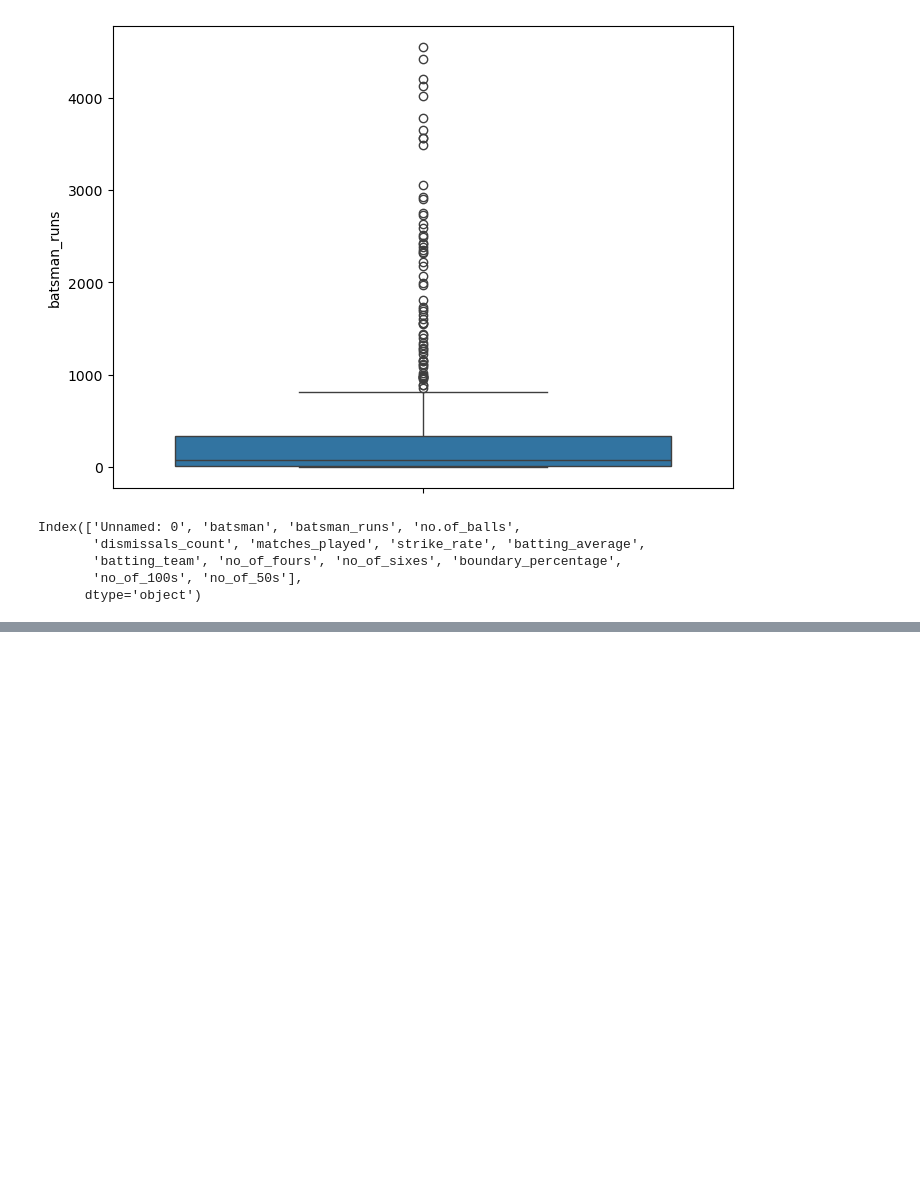
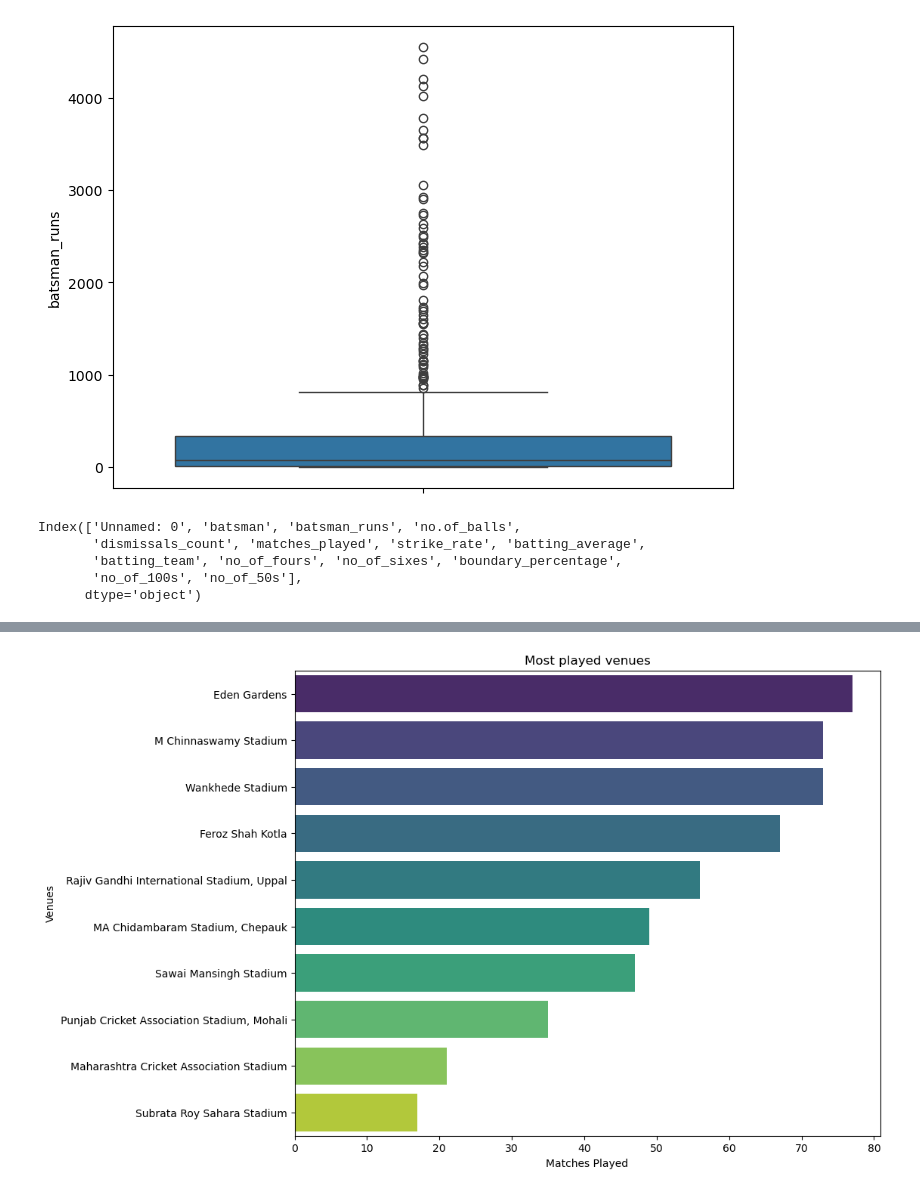
Before and after one commit to sxrthk17/data-analysis-projects, a Jupyter notebook: ipl-eda/IPL_EDA.ipynb, the cells around one changed output, grey strips where cells are left out. Saved outputs shown, nothing was run; the diff lists cells and outputs as text; code cells hidden in the pictures; blank space fills up the shorter version.

```diff
--- a/ipl-eda/IPL_EDA.ipynb
+++ b/ipl-eda/IPL_EDA.ipynb
@@ -836,0 +903,4 @@ Index(['Unnamed: 0', 'batsman', 'batsman_runs', 'no.of_balls',
+# %%
+match_dataset = dataset.copy()
+
+match_dataset.columns
@@ -836,0 +1060,13 @@ Index(['Unnamed: 0', 'batsman', 'batsman_runs', 'no.of_balls',
+# %%
+# Q2. Which venue has hosted the most matches in IPl.abs
+
+df_plot = match_dataset['venue'].value_counts().reset_index()
+
+plt.figure(figsize=(10,8))
+sea.barplot(data=df_plot.head(10), x='count', y='venue',hue='venue', palette='viridis', legend=False)
+plt.title("Most played venues")
+plt.xlabel("Matches Played")
+plt.ylabel("Venues")
+plt.show()
+# %% [output]
+[figure, added]
```
Also changed, not shown: parts of 23 cells of this notebook.
